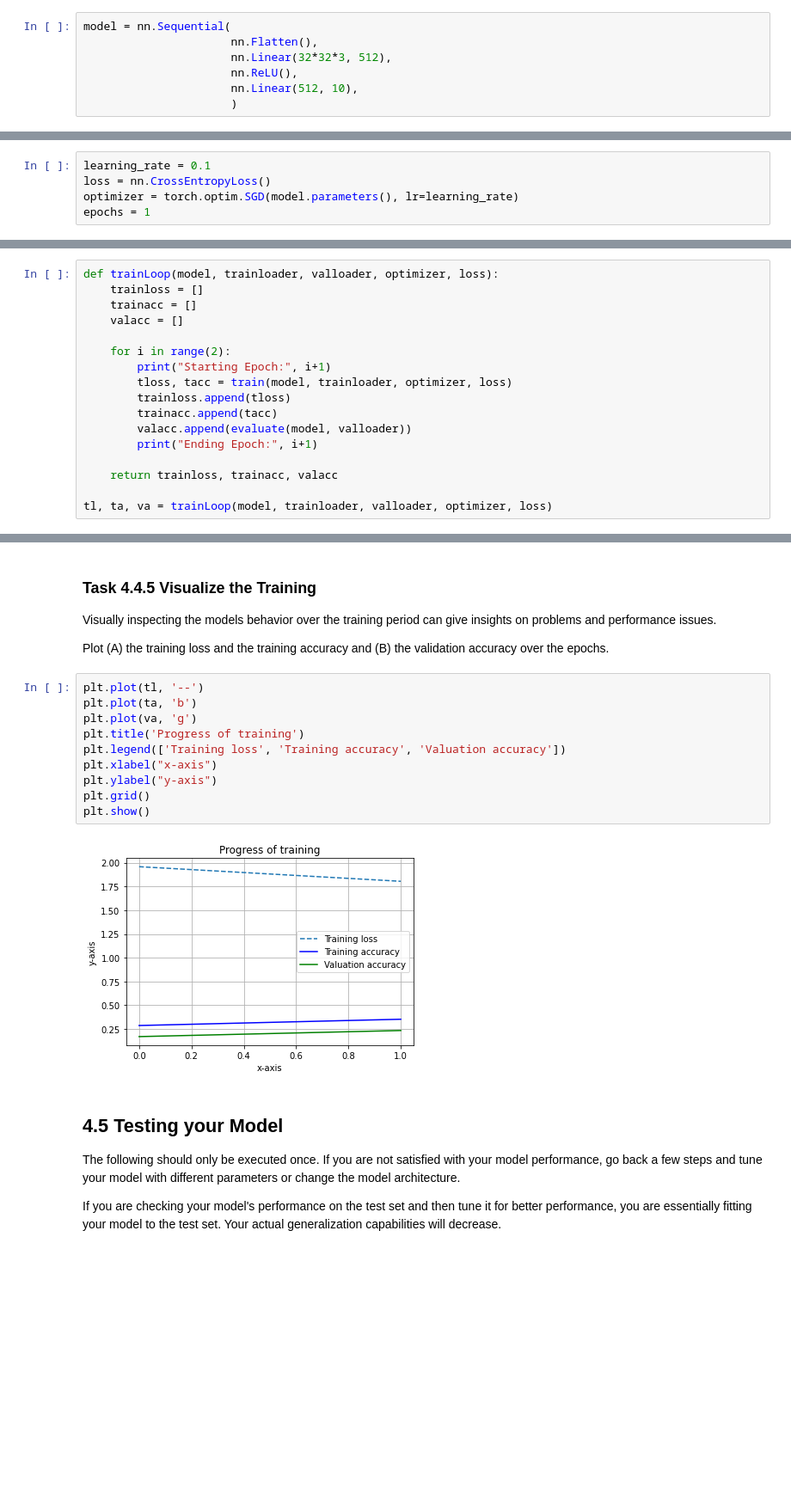
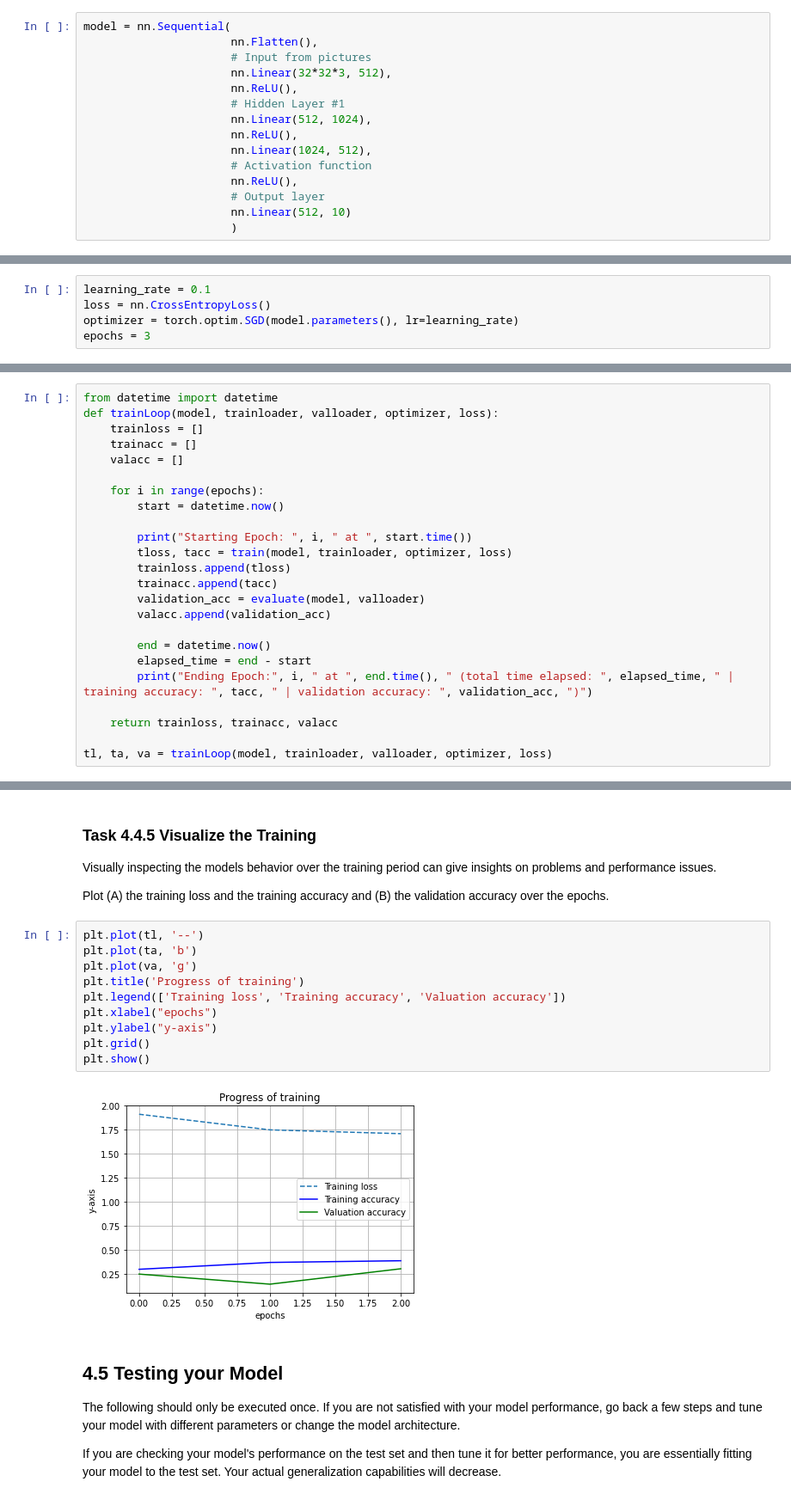
Before and after one commit to dasmerlon/DAIS, a Jupyter notebook: assignment04/CIFAR10REC.ipynb, the cells around one changed output, grey strips where cells are left out. Shown at 86% size. Saved outputs shown, nothing was run; the diff lists cells and outputs as text; blank space fills up the shorter version.

```diff
--- a/assignment04/CIFAR10REC.ipynb
+++ b/assignment04/CIFAR10REC.ipynb
@@ -126,9 +122,17 @@ _Hint: What is known in PyTorch as a linear layer refers to a fully connected or
 # %%
 model = nn.Sequential(
                       nn.Flatten(),
+                      # Input from pictures
                       nn.Linear(32*32*3, 512),
                       nn.ReLU(),
-                      nn.Linear(512, 10),
+                      # Hidden Layer #1
+                      nn.Linear(512, 1024),
+                      nn.ReLU(),
+                      nn.Linear(1024, 512),
+                      # Activation function
+                      nn.ReLU(),
+                      # Output layer
+                      nn.Linear(512, 10)
                       )
 # %% [markdown]
 ## 4.4 Training the Model
@@ -146,7 +150,7 @@ The machine-learning practictioner who set up this notebook apparently did not p
 learning_rate = 0.1
 loss = nn.CrossEntropyLoss()
 optimizer = torch.optim.SGD(model.parameters(), lr=learning_rate)
-epochs = 1
+epochs = 3
 # %% [markdown]
 ### 4.4.2 The Training Function
 The function `train` trains your model for one epoch and keeps track of the correct/incorrect predictions. It takes a model, a dataloader, and optimizer and a loss function, trains the model for one epoch and returns the mean loss over the epoch as well as the accuracy.
@@ -192,18 +196,25 @@ Write the training loop for your model:
 
 Run your training loop! Depending on the size of your network architecture and the number of epochs, this might take a few minutes.
 # %%
+from datetime import datetime
 def trainLoop(model, trainloader, valloader, optimizer, loss):
     trainloss = []
     trainacc = []
     valacc = []
 
-    for i in range(2):
-        print("Starting Epoch:", i+1)
+    for i in range(epochs):
+        start = datetime.now()
+
+        print("Starting Epoch: ", i, " at ", start.time())
         tloss, tacc = train(model, trainloader, optimizer, loss)
         trainloss.append(tloss)
         trainacc.append(tacc)
-        valacc.append(evaluate(model, valloader))
-        print("Ending Epoch:", i+1)
+        validation_acc = evaluate(model, valloader)
+        valacc.append(validation_acc)
+
+        end = datetime.now()
+        elapsed_time = end - start
+        print("Ending Epoch:", i, " at ", end.time(), " (total time elapsed: ", elapsed_time, " | training accuracy: ", tacc, " | validation accuracy: ", validation_acc, ")")
 
     return trainloss, trainacc, valacc
 
@@ -221,15 +233,15 @@ Plot (A) the training loss and the training accuracy and (B) the validation accu
 # %%
 plt.plot(tl, '--')
 plt.plot(ta, 'b')
 plt.plot(va, 'g')
 plt.title('Progress of training')
 plt.legend(['Training loss', 'Training accuracy', 'Valuation accuracy'])
-plt.xlabel("x-axis")
+plt.xlabel("epochs")
 plt.ylabel("y-axis")
 plt.grid()
 plt.show()
 # %% [output]
-[figure, old version]
+[figure, new version]
 # %% [markdown]
 ## 4.5 Testing your Model
 The following should only be executed once. If you are not satisfied with your model performance, go back a few steps and tune your model with different parameters or change the model architecture.
```
Also changed, not shown: parts of 5 cells of this notebook, 2 other files.
